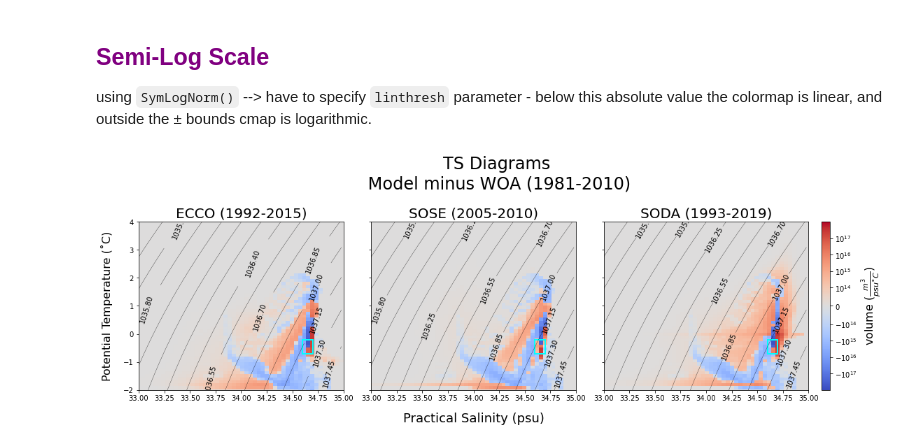
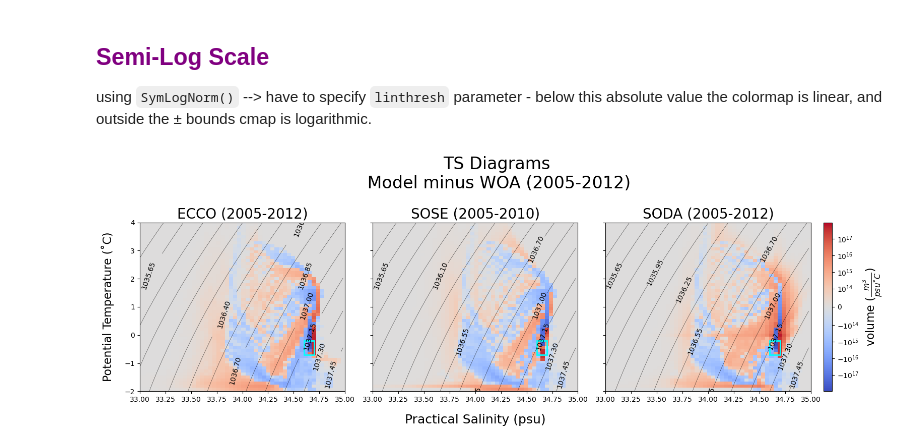
Before and after one commit to shanicetbailey/chapter1, a Jupyter notebook: stacked-figs/ts-plots.ipynb, the cells around one changed output. Cells and saved outputs as stored; diff of their text form; code cells hidden in the pictures.

```diff
--- a/stacked-figs/ts-plots.ipynb
+++ b/stacked-figs/ts-plots.ipynb
@@ -122,9 +123,9 @@ NameError: name 'patches' is not defined
 # %% [markdown]
 # <span style='background :yellow'> TS plots of difference between models and WOA </span>
 # %%
-diff_ecco_woa8110 = ecco - woa_8110
-diff_sose_woa8110 = sose - woa_8110
-diff_soda_woa8110 = soda - woa_8110
+diff_ecco_woa8110 = ecco - woa
+diff_sose_woa8110 = sose - woa
+diff_soda_woa8110 = soda - woa
 # %% [markdown]
 ## <span style='color:Purple'> Semi-Log Scale
 using `SymLogNorm()` --> have to specify `linthresh` parameter - below this absolute value the colormap is linear, and outside the ± bounds cmap is logarithmic.
@@ -140,7 +139,7 @@ C = sigma2.T.plot.contour(colors='k', linewidths=0.3, levels=sigma_levs, ax=ax[0
 ax[0].clabel(C)
 diff_ecco_woa8110.plot(norm=SymLogNorm(linthresh=1e14), cmap='coolwarm', vmax=1e18,
                        add_colorbar=False, ax=ax[0])
-ax[0].set_title('ECCO (1992-2015)', fontsize=20)
+ax[0].set_title('ECCO (2005-2012)', fontsize=20)
 ax[0].set_xlabel('')
 ax[0].set_ylabel('Potential Temperature (˚C)', fontsize=16, labelpad=15)
 ax[0].set_xlim(33, 35)
@@ -152,34 +151,34 @@ ax[1].clabel(C1)
 diff_sose_woa8110.plot(norm=SymLogNorm(linthresh=1e14), cmap='coolwarm', vmax=1e18,
                        add_colorbar=False, ax=ax[1])
 ax[1].set_title('SOSE (2005-2010)', fontsize=20)
 ax[1].set_xlabel('Practical Salinity (psu)', fontsize=18, labelpad=15)
 ax[1].set_ylabel('')
 ax[1].set_xlim(33, 35)
 ax[1].set_ylim(-2, 4)
 
 C2 = sigma2.T.plot.contour(colors='k', linewidths=0.3, levels=sigma_levs, ax=ax[2])
 #C2.collections[-4].set_color('lawngreen')
 ax[2].clabel(C2)
 t = diff_soda_woa8110.plot(norm=SymLogNorm(linthresh=1e14), cmap='coolwarm', vmax=1e18,
                            add_colorbar=False, ax=ax[2])
 fig.colorbar(t).set_label(r'volume ($\frac{m^3}{psu ˚C}$)', fontsize=16)
-ax[2].set_title('SODA (1993-2019)', fontsize=20)
+ax[2].set_title('SODA (2005-2012)', fontsize=20)
 ax[2].set_xlabel('')
 ax[2].set_ylabel('')
 ax[2].set_xlim(33, 35)
 ax[2].set_ylim(-2, 4)
 
 rect0 = patches.Rectangle((34.6, -0.7), 0.1, 0.5, linewidth=2, edgecolor='cyan', facecolor='none')
 rect1 = patches.Rectangle((34.6, -0.7), 0.1, 0.5, linewidth=2, edgecolor='cyan', facecolor='none')
 rect2 = patches.Rectangle((34.6, -0.7), 0.1, 0.5, linewidth=2, edgecolor='cyan', facecolor='none')
 
 # Add the patch to the Axes
 ax[0].add_patch(rect0)
 ax[1].add_patch(rect1)
 ax[2].add_patch(rect2)
 
-plt.suptitle('TS Diagrams\n Model minus WOA (1981-2010)', fontsize=24, y=1)
+plt.suptitle('TS Diagrams\n Model minus WOA (2005-2012)', fontsize=24, y=1)
 plt.tight_layout()
-plt.savefig('ts-plots-diffs.pdf');
+plt.savefig('ts-plots-diffs.pdf', transparent=True);
 # %% [output]
-[figure, old version]
+[figure, new version]
```
Also changed, not shown: parts of 3 cells of this notebook.
